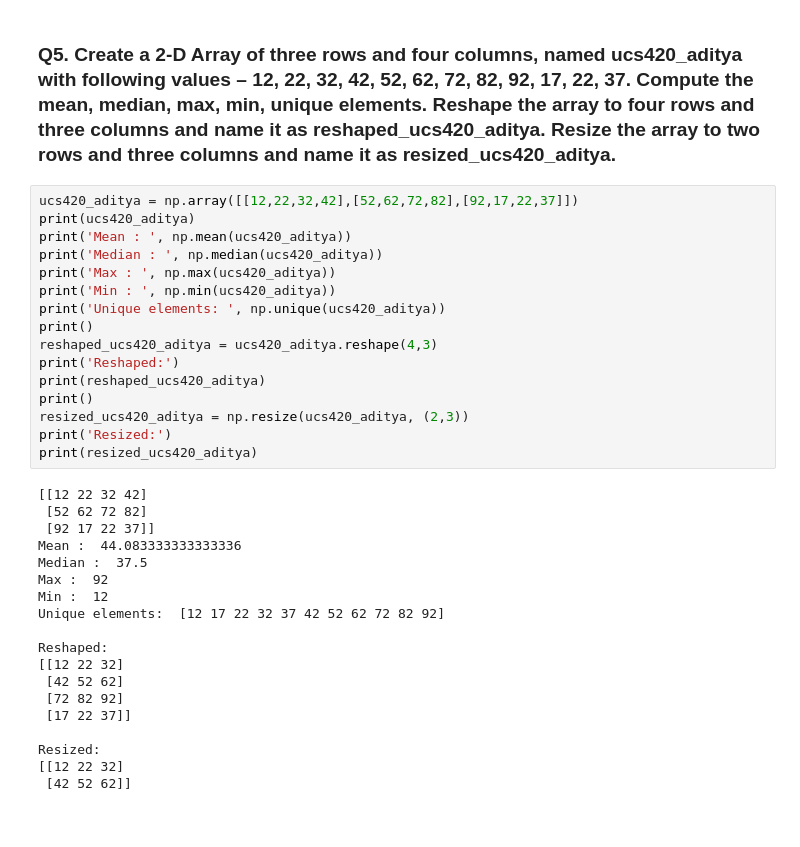
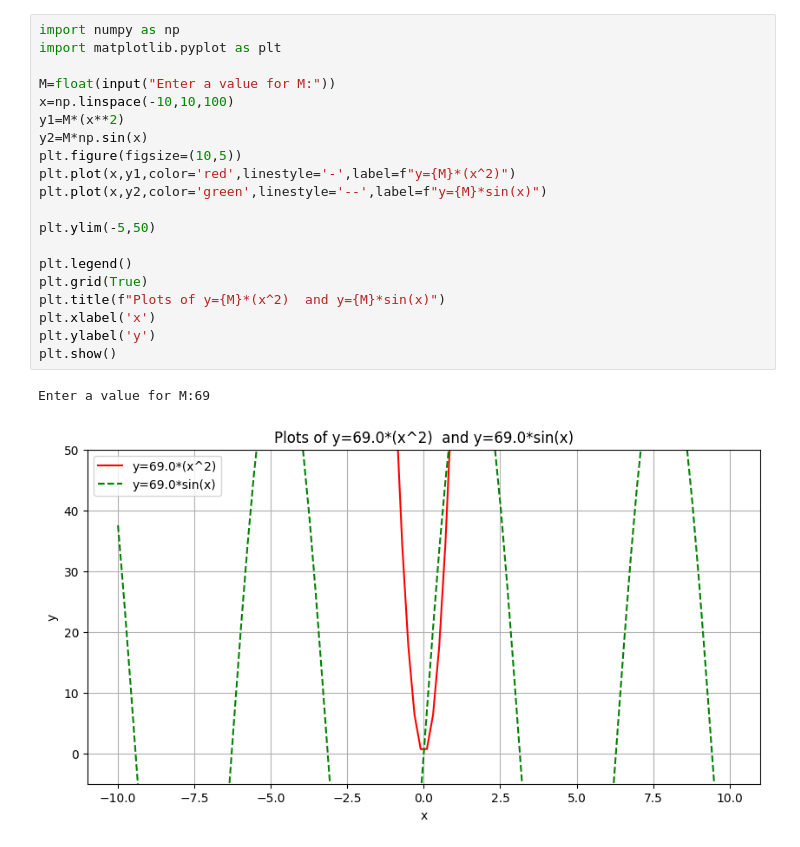
Before and after one commit to Techsavvyy00/UCS420-Cognitive-Computing-Lab-, a Jupyter notebook: assignment_6.ipynb, the cells around one changed output. Cells and saved outputs as stored; diff of their text form.

```diff
--- a/assignment_6.ipynb
+++ b/assignment_6.ipynb
@@ -99,37 +1,23 @@ T attribute does not transpose 1D arrays
-# %% [markdown]
-### Q5. Create a 2-D Array of three rows and four columns, named ucs420_aditya with following values – 12, 22, 32, 42, 52, 62, 72, 82, 92, 17, 22, 37. Compute the mean, median, max, min, unique elements. Reshape the array to four rows and three columns and name it as reshaped_ucs420_aditya. Resize the array to two rows and three columns and name it as resized_ucs420_aditya.
-# %%
-ucs420_aditya = np.array([[12,22,32,42],[52,62,72,82],[92,17,22,37]])
-print(ucs420_aditya)
-print('Mean : ', np.mean(ucs420_aditya))
-print('Median : ', np.median(ucs420_aditya))
-print('Max : ', np.max(ucs420_aditya))
-print('Min : ', np.min(ucs420_aditya))
-print('Unique elements: ', np.unique(ucs420_aditya))
-print()
-reshaped_ucs420_aditya = ucs420_aditya.reshape(4,3)
-print('Reshaped:')
-print(reshaped_ucs420_aditya)
-print()
-resized_ucs420_aditya = np.resize(ucs420_aditya, (2,3))
-print('Resized:')
-print(resized_ucs420_aditya)
-# %% [output]
-[[12 22 32 42]
- [52 62 72 82]
- [92 17 22 37]]
-Mean :  44.083333333333336
-Median :  37.5
-Max :  92
-Min :  12
-Unique elements:  [12 17 22 32 37 42 52 62 72 82 92]
-
-Reshaped:
-[[12 22 32]
- [42 52 62]
- [72 82 92]
- [17 22 37]]
-
-Resized:
-[[12 22 32]
- [42 52 62]]
+# %%
+import numpy as np
+import matplotlib.pyplot as plt
+
+M=float(input("Enter a value for M:"))
+x=np.linspace(-10,10,100)
+y1=M*(x**2)
+y2=M*np.sin(x)
+plt.figure(figsize=(10,5))
+plt.plot(x,y1,color='red',linestyle='-',label=f"y={M}*(x^2)")
+plt.plot(x,y2,color='green',linestyle='--',label=f"y={M}*sin(x)")
+
+plt.ylim(-5,50)
+
+plt.legend()
+plt.grid(True)
+plt.title(f"Plots of y={M}*(x^2)  and y={M}*sin(x)")
+plt.xlabel('x')
+plt.ylabel('y')
+plt.show()
+# %% [output]
+Enter a value for M:69
+[figure, added]
```
Also changed, not shown: parts of 12 cells of this notebook.
